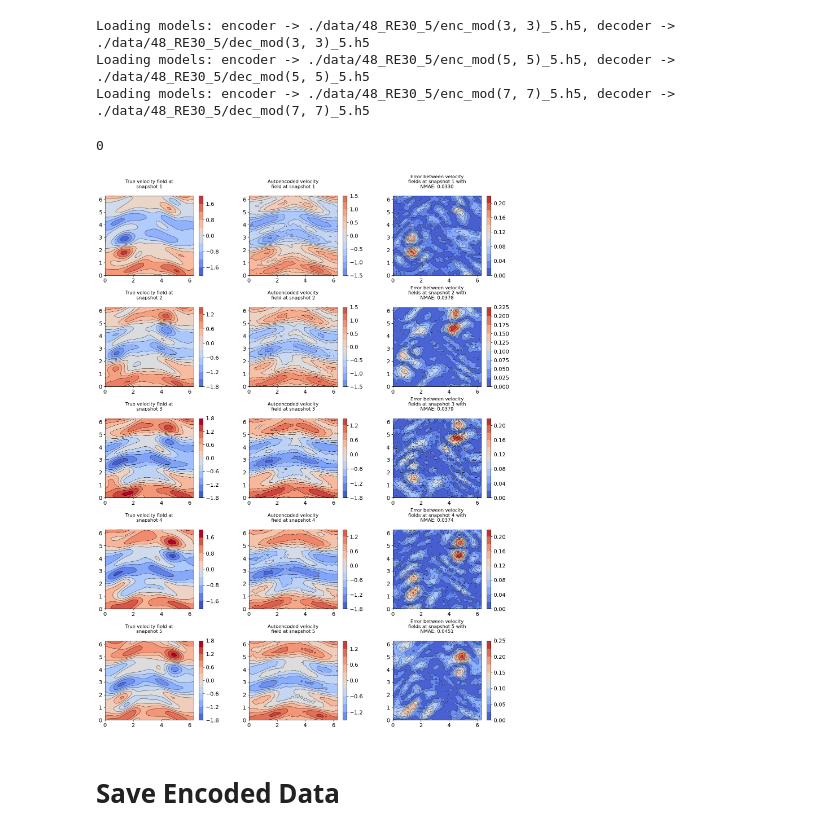
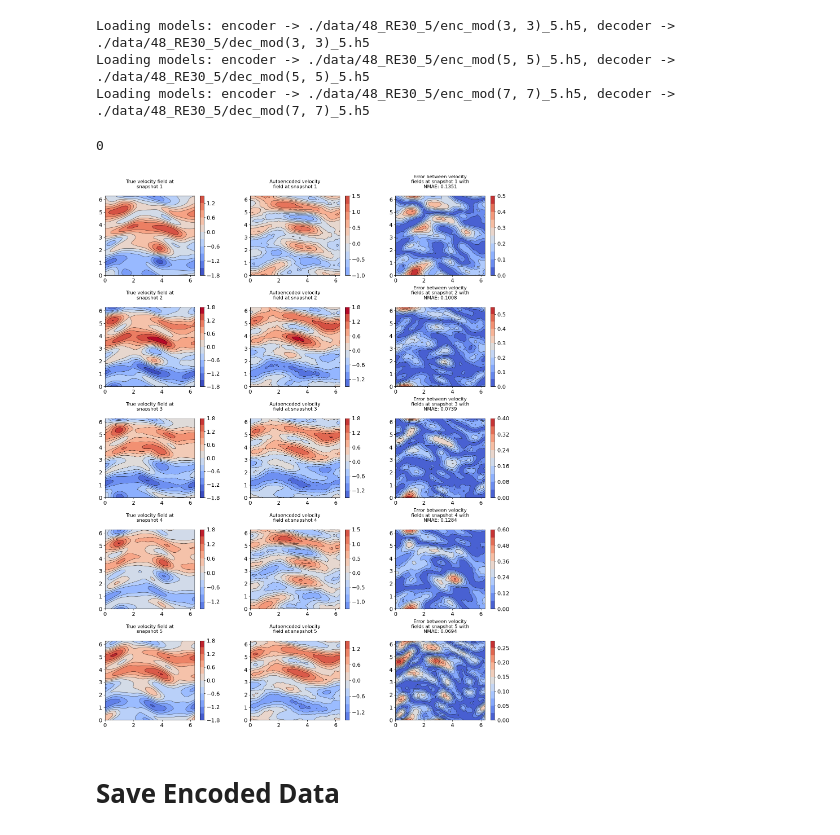
Before and after one commit to huciupaul/Capstone-AI-Group-2, a Jupyter notebook: autoencoder_tutorial.ipynb, the cells around one changed output. Cells and saved outputs as stored; diff of their text form; code cells hidden in the pictures.

```diff
--- a/autoencoder_tutorial.ipynb
+++ b/autoencoder_tutorial.ipynb
@@ -472,15 +486,14 @@ Time per epoch 51.764246463775635
 Saving Model..
 Model saved
 # %%
-#plot convergence of training and validation loss (to visualise convergence during training)
-# Disable LaTeX rendering
-mpl.rcParams["text.usetex"] = False
+# Set smaller figure size
+plt.figure(figsize=(12, 4))  # Width = 6 inches, Height = 4 inches
 
 plt.title('MSE convergence')
 plt.yscale('log')
 plt.grid(True, axis="both", which='both', ls="-", alpha=0.3)
 plt.plot(tloss_plot[np.nonzero(tloss_plot)], 'y', label='Train loss')
-plt.plot(np.arange(np.nonzero(vloss_plot)[0].shape[0])*N_check, vloss_plot[np.nonzero(vloss_plot)], label='Val loss')
+plt.plot(np.arange(np.nonzero(vloss_plot)[0].shape[0]) * N_check, vloss_plot[np.nonzero(vloss_plot)], label='Val loss')
 plt.xlabel('epochs')
 plt.legend()
 plt.tight_layout()
@@ -492,3 +505,25 @@ print("Plotting done")
 Plotting done
 # %% [markdown]
 # Compute the error over the test set
+# %%
+# Compute the NRMSE for the test data by comparing the encoded data and the ground truth data
+numerator = 0
+denominator = 0
+
+print(U_test.shape)
+
+for i in range(test_batches):
+    decoded = model(U_test[i], enc_mods, dec_mods)[-1].numpy()
+
+    batch_test = U_test[i].copy()
+    batch_test = batch_test.reshape(50,48*48*2)
+
+    dec_test = decoded.copy()
+    dec_test = dec_test.reshape(50,48*48*2)
+    denominator += np.sum(np.std(batch_test, axis=1))
+
+    loss = Loss_Mse(batch_test, dec_test)
+    numerator += loss.numpy()
+
+NRMSE = np.sqrt(numerator/denominator)
+print("NRMSE:", NRMSE)
@@ -499,8 +537,8 @@ Plotting done
 path = './data/48_RE30_'+str(N_lat)
 os.makedirs(path, exist_ok=True)
 
-a = [None] * N_parallel
-b = [None] * N_parallel
+enc_mods_test = [None] * N_parallel
+dec_mods_test = [None] * N_parallel
 
 for i in range(N_parallel):
     enc_path = f"{path}/enc_mod{ker_size[i]}_{N_lat}.h5"
@@ -509,8 +547,8 @@ for i in range(N_parallel):
 
     if os.path.exists(enc_path) and os.path.exists(dec_path):
         try:
-            a[i] = tf.keras.models.load_model(enc_path, custom_objects={"PerPad2D": PerPad2D})
-            b[i] = tf.keras.models.load_model(dec_path, custom_objects={"PerPad2D": PerPad2D})
+            enc_mods_test[i] = tf.keras.models.load_model(enc_path, custom_objects={"PerPad2D": PerPad2D})
+            dec_mods_test[i] = tf.keras.models.load_model(dec_path, custom_objects={"PerPad2D": PerPad2D})
         except Exception as e:
             raise RuntimeError(f"Error loading models: {e}")
     else:
@@ -543,8 +581,9 @@ def wrap_text(text, width=25):
 
 for i in range(n_snapshots):
     # testing data
-    skips = 50
-    u = U[start + 500 + i * skips:start + 501 + i * skips].copy()
+    skips = 100
+    # u = U_test_unbatched[i*100:i*100+1].copy()
+    u      = U_test_unbatched[start+10+i*skips:start+11+i*skips].copy()
     vmax = u.max()
     vmin = u.min()
 
@@ -561,37 +600,37 @@ for i in range(n_snapshots):
 
     # autoencoded
     ax_auto = plt.subplot(n_snapshots, 3, i * 3 + 2)
-    u_dec = model(u, a, b)[1][0].numpy()
+    u_dec = model(u, enc_mods_test, dec_mods_test)[1][0].numpy()
     CS = ax_auto.contourf(XX[0], XX[1], u_dec[:, :, 0],
                           levels=10, cmap='coolwarm', vmin=vmin, vmax=vmax)
     cbar = plt.colorbar(CS, ax=ax_auto)
     CS = ax_auto.contour(XX[0], XX[1], u_dec[:, :, 0],
                          levels=10, colors='black', linewidths=.5, linestyles='solid',
                          vmin=vmin, vmax=vmax)
     title = wrap_text(f'Autoencoded velocity field at snapshot {i+1}')
     ax_auto.set_title(title, pad=20, fontsize=12)
 
     # error
     ax_err = plt.subplot(n_snapshots, 3, i * 3 + 3)
     u_err = np.abs(u_dec - u[0]) / (vmax - vmin)
     nmae = u_err[:, :, 0].mean()
 
     CS = ax_err.contourf(XX[0], XX[1], u_err[:, :, 0], levels=10, cmap='coolwarm')
     cbar = plt.colorbar(CS, ax=ax_err)
     CS = ax_err.contour(XX[0], XX[1], u_err[:, :, 0], levels=10, colors='black', linewidths=.5,
                         linestyles='solid')
     title = wrap_text(f'Error between velocity fields at snapshot {i+1} with NMAE: {nmae:.4f}')
     ax_err.set_title(title, pad=20, fontsize=12)
 
 # Adjust spacing between plots
 fig.tight_layout(pad=1.0)  # Increase the padding between subplots
 plt.subplots_adjust(wspace=0.3, hspace=0.4)  # Add extra spacing between rows and columns
 
 plt.savefig(path + '/Autoencoder_error.pdf')
 plt.show()
 # %% [output]
 0
-[figure, old version]
+[figure, new version]
 # %% [markdown]
 # Save Encoded Data
 # %%
```
Also changed, not shown: parts of 7 cells of this notebook, 1 other file.
